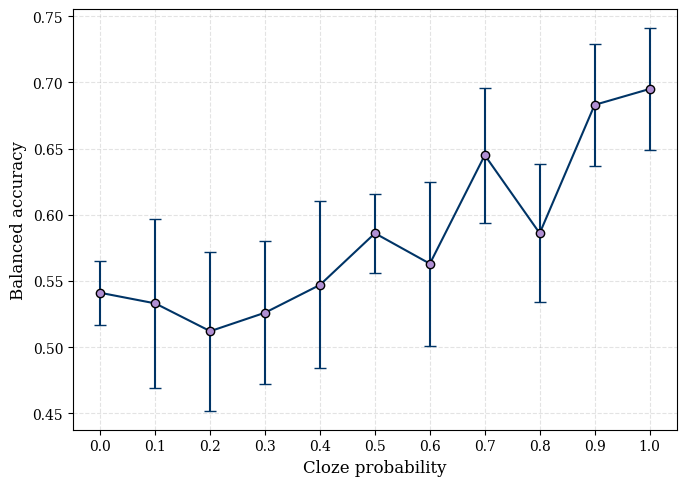
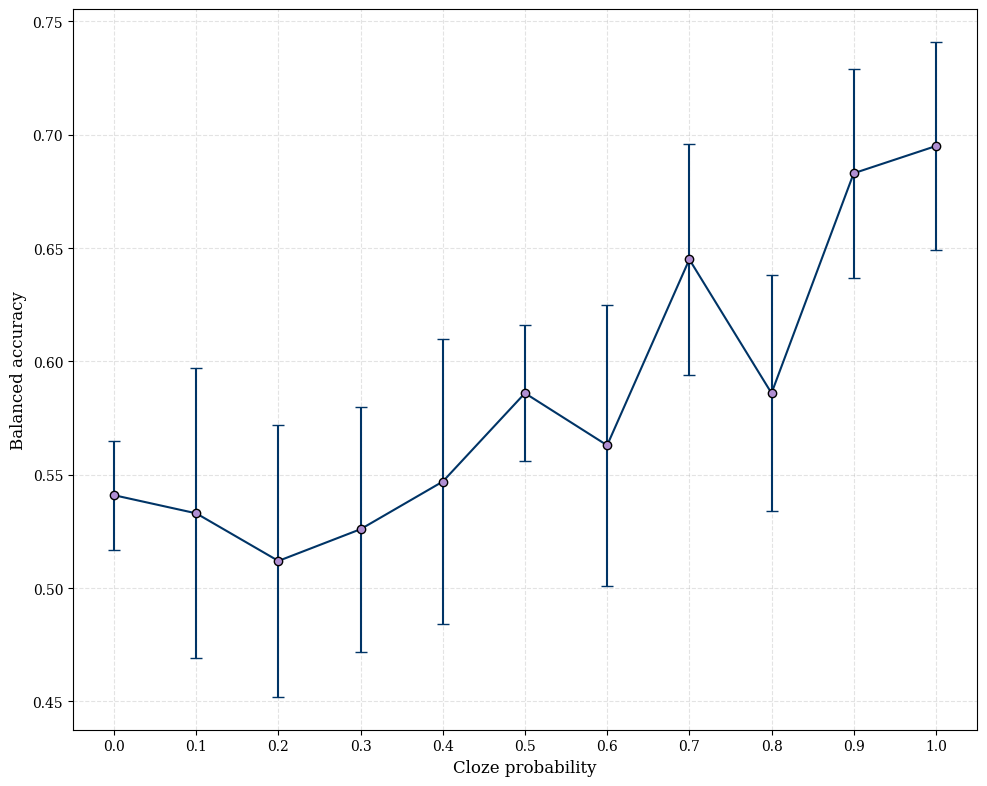
The notebook cell's code change between the first figure and the second:
--- before
+++ after
@@ -17,5 +17,5 @@
 
 # create plot
-plt.figure(figsize=(7, 5))
+plt.figure(figsize=(10, 8))
 
 plt.errorbar(

Commit: figures